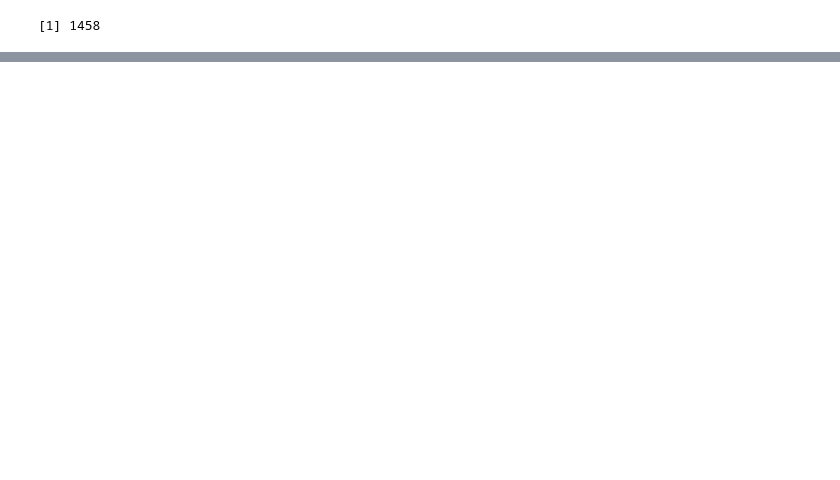
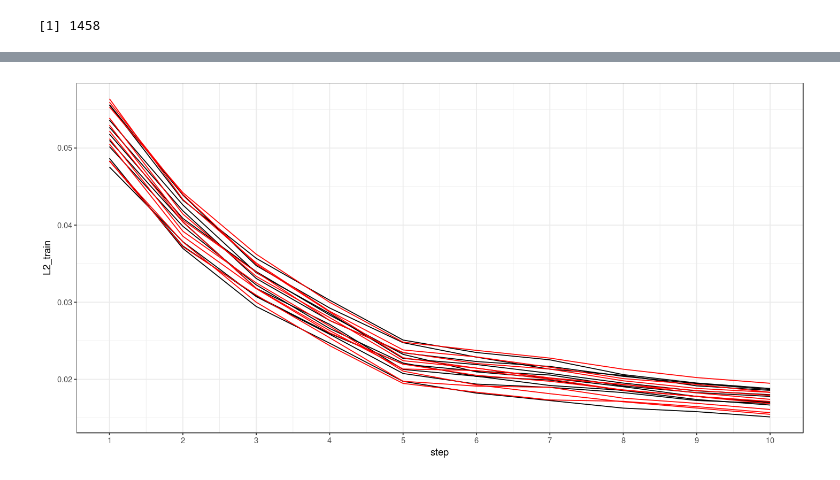
Before and after one commit to MatrixNorm/kaggle, a Jupyter notebook: rbooks/house_prices/06_validate.ipynb, the cells around one changed output, grey strips where cells are left out. Cells and saved outputs as stored; diff of their text form; code cells hidden in the pictures; blank space fills up the shorter version.

```diff
--- a/rbooks/house_prices/06_validate.ipynb
+++ b/rbooks/house_prices/06_validate.ipynb
@@ -261,0 +313,11 @@ theme_bw()
+# %%
+options(repr.plot.width = 12, repr.plot.height = 6)
+
+report %>%
+ggplot() +
+geom_line(aes(x=step, y=L2_train, group=sample)) +
+geom_line(aes(x=step, y=L2_test, group=sample), color='red') +
+scale_x_continuous(breaks=c(1:max(avg_report$step))) +
+theme_bw()
+# %% [output]
+[figure, added]
```
Also changed, not shown: parts of 14 cells of this notebook, 4 other files.
